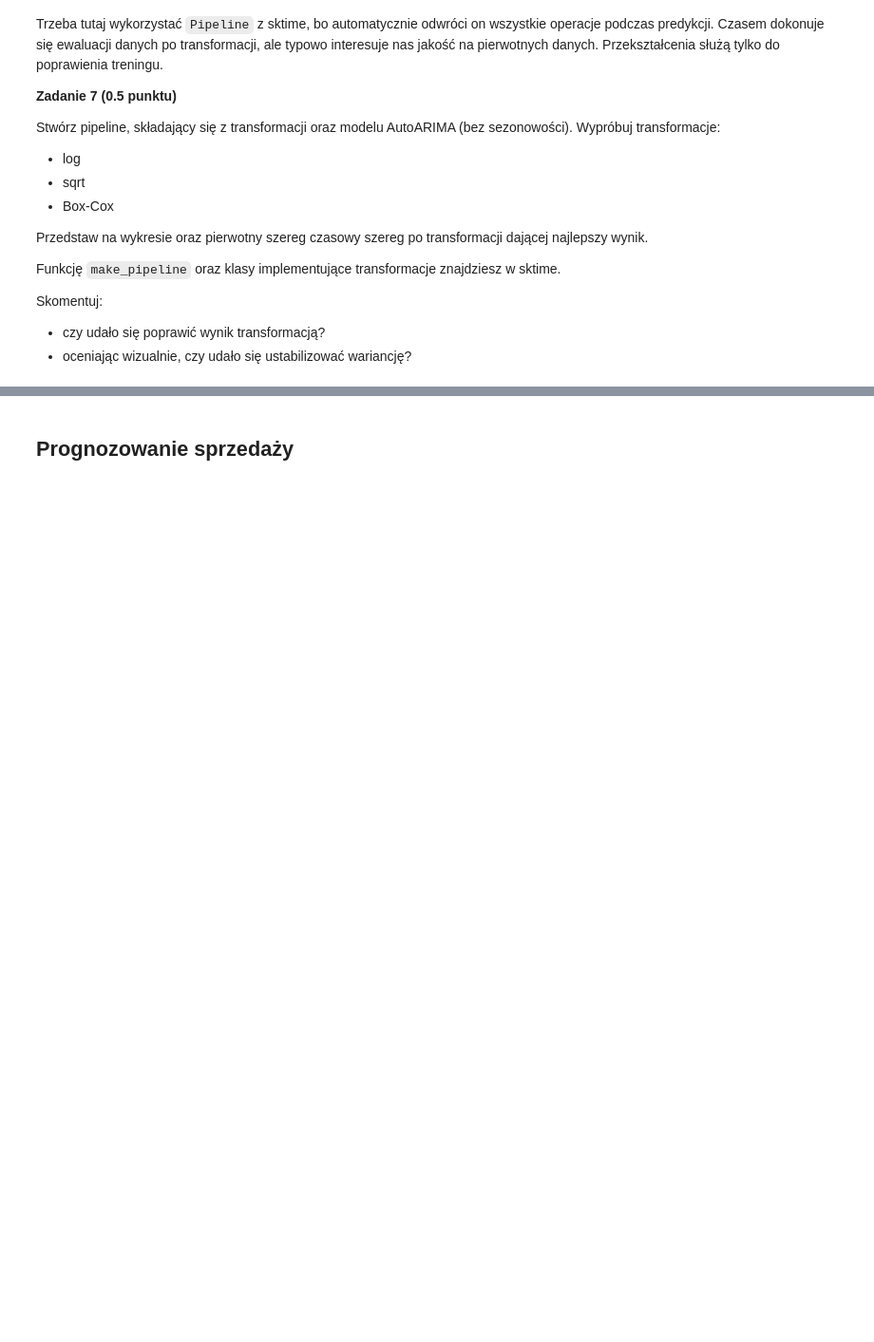
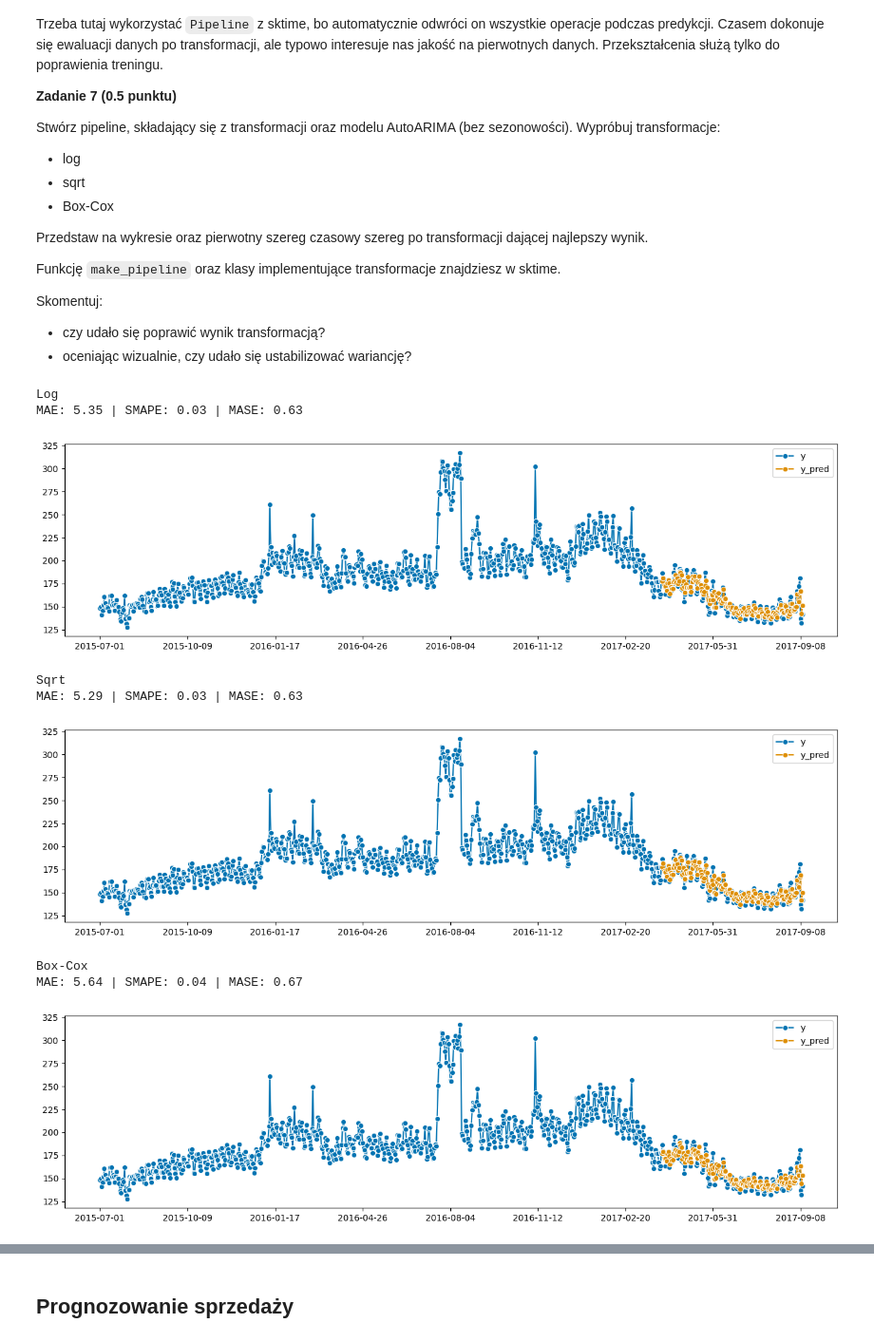
Before and after one commit to barhanc/machine-learning-fundamentals, a Jupyter notebook: lab7/notebook_empty.ipynb, the cells around one changed output, grey strips where cells are left out. Shown at 95% size. Saved outputs shown, nothing was run; the diff lists cells and outputs as text; code cells hidden in the pictures; blank space fills up the shorter version.

```diff
--- a/lab7/notebook_empty.ipynb
+++ b/lab7/notebook_empty.ipynb
@@ -493,4 +493,41 @@ Skomentuj:
 # %%
 from sktime.pipeline import make_pipeline
 from sktime.transformations.series.exponent import SqrtTransformer
 from sktime.transformations.series.boxcox import BoxCoxTransformer, LogTransformer
+
+print("Log")
+evaluate_model(
+    model=make_pipeline(LogTransformer(), StatsForecastAutoARIMA(seasonal=False)),
+    data=df,
+    horizon=1,
+    plot_forecasts=True,
+    analyze_residuals=False,
+)
+
+print("\nSqrt")
+evaluate_model(
+    model=make_pipeline(SqrtTransformer(), StatsForecastAutoARIMA(seasonal=False)),
+    data=df,
+    horizon=1,
+    plot_forecasts=True,
+    analyze_residuals=False,
+)
+
+print("\nBox-Cox")
+evaluate_model(
+    model=make_pipeline(BoxCoxTransformer(), StatsForecastAutoARIMA(seasonal=False)),
+    data=df,
+    horizon=1,
+    plot_forecasts=True,
+    analyze_residuals=False,
+)
+# %% [output]
+Log
+MAE: 5.35 | SMAPE: 0.03 | MASE: 0.63
+[figure, added]
+Sqrt
+MAE: 5.29 | SMAPE: 0.03 | MASE: 0.63
+[figure, added]
+Box-Cox
+MAE: 5.64 | SMAPE: 0.04 | MASE: 0.67
+[figure, added]
```
Also changed, not shown: parts of 1 cell of this notebook.
